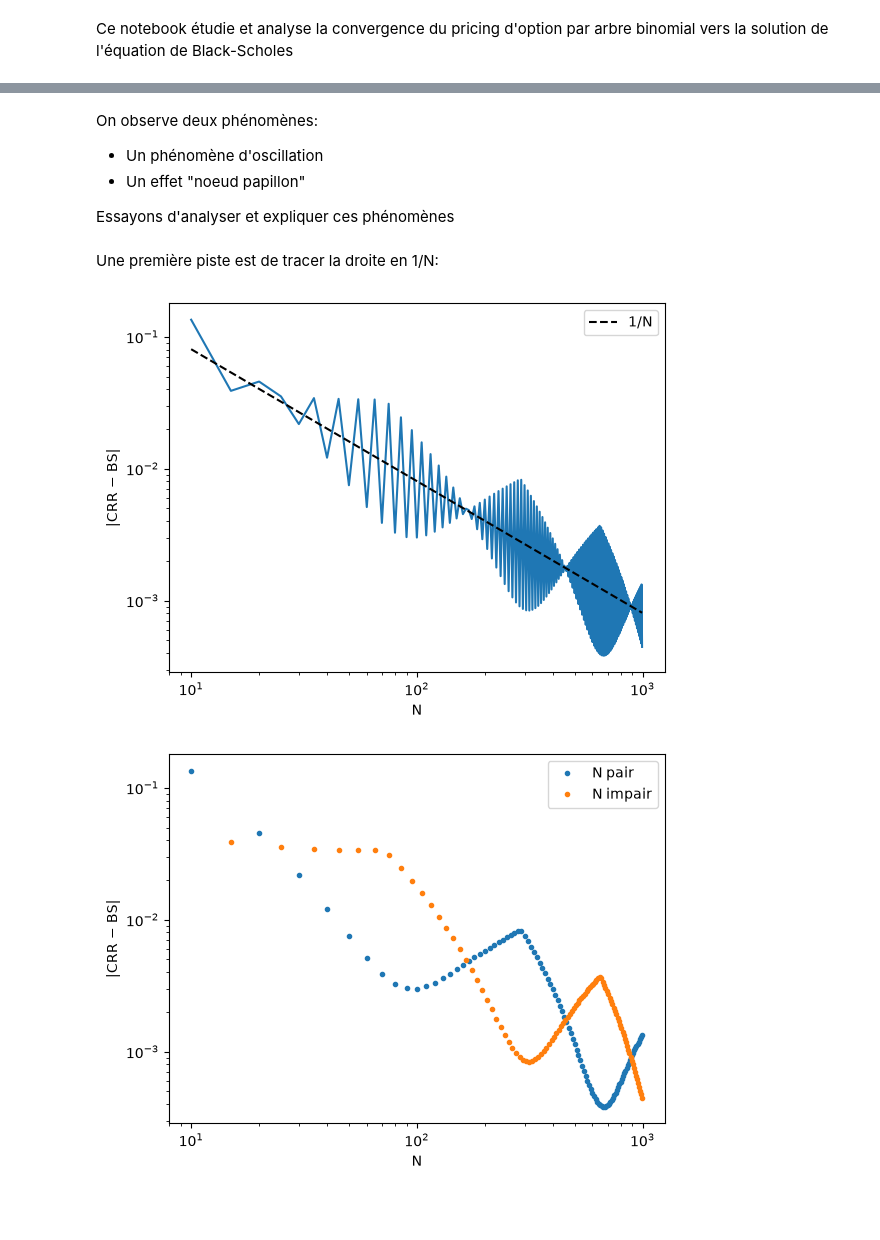
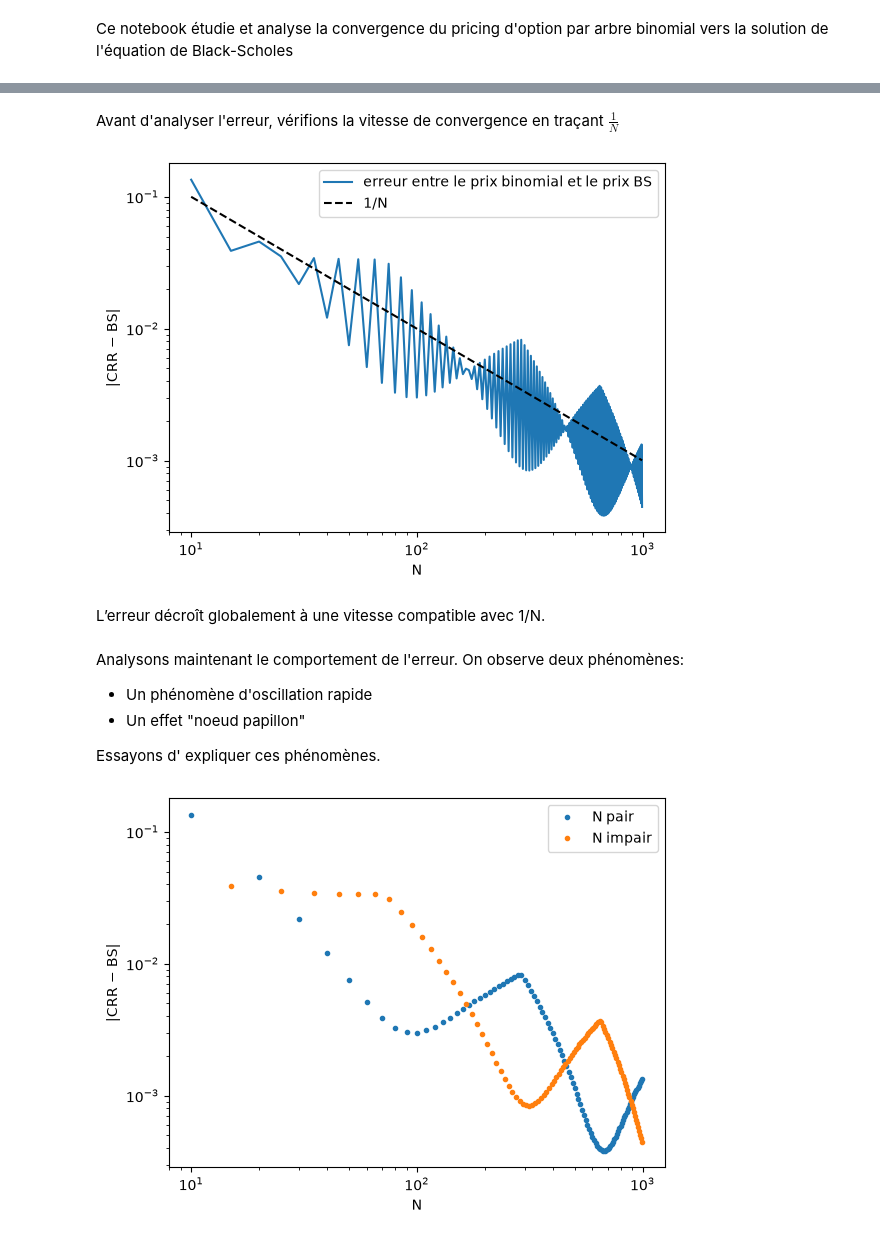
Before and after one commit to MatthieuTrr/binomial-options, a Jupyter notebook: notebooks/CRR-conv.ipynb, the cells around one changed output, grey strips where cells are left out. Drawn from its saved outputs; the diff is of its cells as text; code cells hidden in the pictures; blank space fills up the shorter version.

```diff
--- a/notebooks/CRR-conv.ipynb
+++ b/notebooks/CRR-conv.ipynb
@@ -16,23 +16,5 @@ K=45
 def erreur(bs,sig,r,T,S0,K,dt,option_type='call'):
     N = int(round(T/dt))
     binomial_price = eu_opt_pricing(sig, r, T, dt, S0, K, option_type=option_type)
-    erreur = np.abs(binomial_price - bs)
+    erreur = np.abs(bs - binomial_price)
     return N, erreur
-# %%
-def plot_erreur(sig,r,T,S0,K,option_type='call'):
-    absc, errors=[],[]
-    i=0
-    bs_price=black_scholes_price(sig, r, T, S0, K, option_type=option_type)
-    for N in np.arange(10, 1000, 5):
-        dt=T/N
-        N, err = erreur(bs_price, sig, r, T, S0, K, dt, option_type=option_type)
-        absc.append(N)
-        errors.append(err)
-    absc = np.array(absc)
-    errors = np.array(errors)
-    pairs = absc % 2 == 0
-
-    plt.loglog(absc, errors)
-    plt.xlabel('N')
-    plt.ylabel('|CRR − BS|')
-    plt.legend()
@@ -43,35 +21,35 @@ plot_erreur(sig,r,T,S0,K,option_type='call')
 # %% [markdown]
-On observe deux phénomènes:
- - Un phénomène d'oscillation
- - Un effet "noeud papillon"
-
-Essayons d'analyser et expliquer ces phénomènes
+Avant d'analyser l'erreur, vérifions la vitesse de convergence en traçant $\frac{1}{N}$
-# %% [markdown]
-Une première piste est de tracer la droite en 1/N:
 # %%
 def plot_erreur(sig,r,T,S0,K,option_type='call'):
     absc, errors=[],[]
-    i=0
     bs_price=black_scholes_price(sig, r, T, S0, K, option_type=option_type)
     for N in np.arange(10, 1000, 5):
         dt=T/N
         N, err = erreur(bs_price, sig, r, T, S0, K, dt, option_type=option_type)
         absc.append(N)
         errors.append(err)
     absc = np.array(absc)
     errors = np.array(errors)
     pairs = absc % 2 == 0
 
-    plt.loglog(absc, errors)
+    plt.loglog(absc, errors, label='erreur entre le prix binomial et le prix BS')
     plt.xlabel('N')
     plt.ylabel('|CRR − BS|')
     Ns = np.array(absc)
-    c = np.median(np.array(errors) * Ns)   # constante d'ancrage
-    plt.loglog(Ns, c / Ns, 'k--', label='1/N')
+    plt.loglog(Ns,1/Ns,'k--', label='1/N')
     plt.legend()
 plot_erreur(sig,r,T,S0,K,option_type='call')
 # %% [output]
-[figure, old version]
+[figure, new version]
+# %% [markdown]
+L’erreur décroît globalement à une vitesse compatible avec 1/N.
+# %% [markdown]
+Analysons maintenant le comportement de l'erreur. On observe deux phénomènes:
+ - Un phénomène d'oscillation rapide
+ - Un effet "noeud papillon"
+
+Essayons d' expliquer ces phénomènes.
 # %%
 
 def plot_parité(sig,r,T,S0,K,option_type='call'):
```
Also changed, not shown: parts of 10 cells of this notebook, 1 other file.
